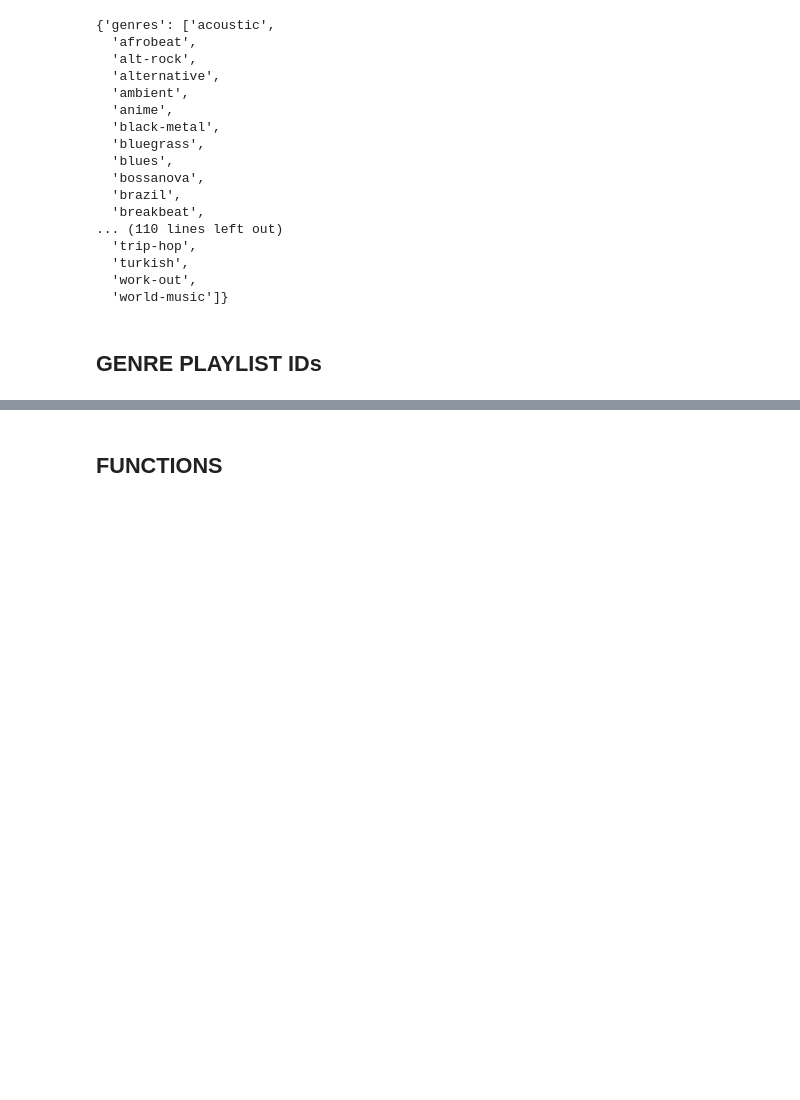
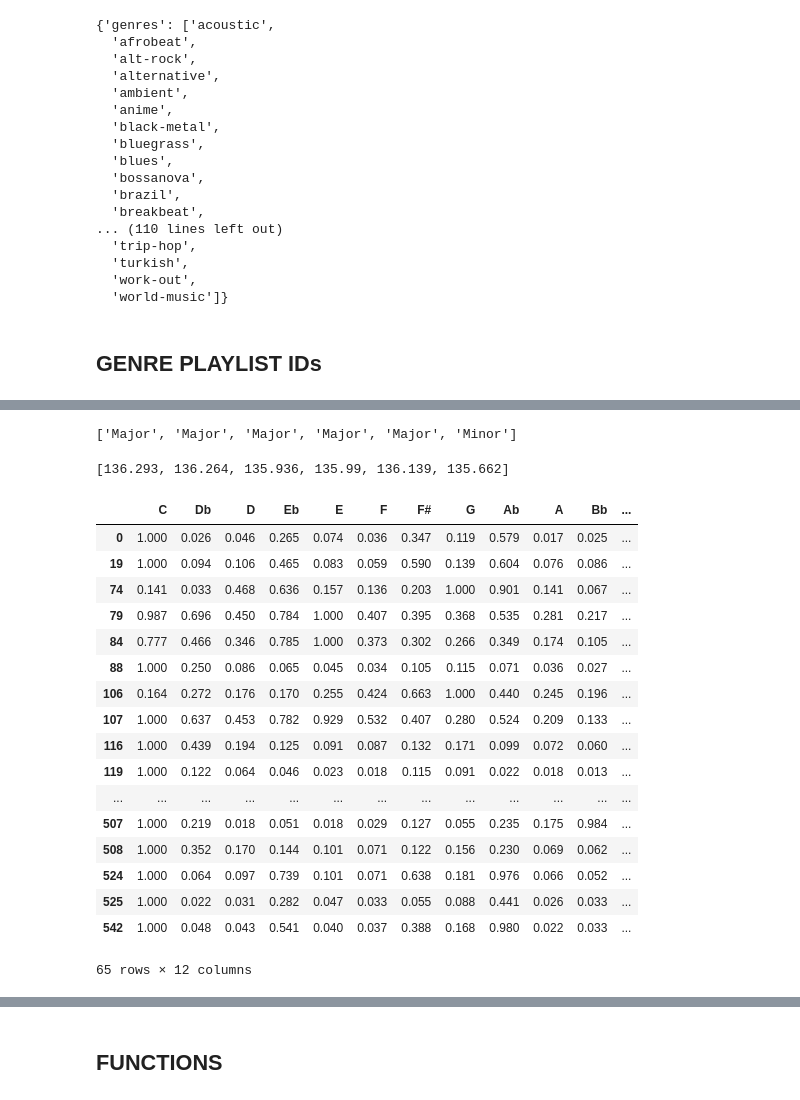
Before and after one commit to FinchMF/Classification_Models, a Jupyter notebook: spotify_api_calls.ipynb, the cells around one changed output, grey strips where cells are left out. Cells and saved outputs as stored; diff of their text form; code cells hidden in the pictures; blank space fills up the shorter version.

```diff
--- a/spotify_api_calls.ipynb
+++ b/spotify_api_calls.ipynb
@@ -103,0 +108,2 @@ genres
+# %%
+r_15_a = r_15_a.json()
@@ -103,0 +163,20 @@ genres
+# %%
+section_key_modes = []
+for x in r_15_a['sections']:
+    m = x['mode']
+    if m == -1:
+        section_key_modes.append('Mode not Defined')
+    if m == 0:
+        section_key_modes.append('Minor')
+    if m == 1:
+        section_key_modes.append('Major')
+section_key_modes
+# %% [output]
+['Major', 'Major', 'Major', 'Major', 'Major', 'Minor']
+# %%
+section_tempo = []
+for x in r_15_a['sections']:
+    section_tempo.append(x['tempo'])
+section_tempo
+# %% [output]
+[136.293, 136.264, 135.936, 135.99, 136.139, 135.662]
@@ -103,0 +187,25 @@ genres
+# %%
+p = pd.DataFrame(segments_l)
+# %%
+p = p.rename({0:'C', 1:'Db', 2:'D', 3:'Eb', 4:'E', 5: 'F', 6:'F#', 7:'G', 8:'Ab', 9:'A', 10:'Bb', 11:'B'}, axis='columns')
+# %%
+p[(p['C'] == 1) | (p['E'] == 1) | (p['G'] == 1) ]
+# %% [output]
+|  | C | Db | D | Eb | E | F | F# | G | Ab | A | Bb | ... |
+| 0 | 1.000 | 0.026 | 0.046 | 0.265 | 0.074 | 0.036 | 0.347 | 0.119 | 0.579 | 0.017 | 0.025 | ... |
+| 19 | 1.000 | 0.094 | 0.106 | 0.465 | 0.083 | 0.059 | 0.590 | 0.139 | 0.604 | 0.076 | 0.086 | ... |
+| 74 | 0.141 | 0.033 | 0.468 | 0.636 | 0.157 | 0.136 | 0.203 | 1.000 | 0.901 | 0.141 | 0.067 | ... |
+| 79 | 0.987 | 0.696 | 0.450 | 0.784 | 1.000 | 0.407 | 0.395 | 0.368 | 0.535 | 0.281 | 0.217 | ... |
+| 84 | 0.777 | 0.466 | 0.346 | 0.785 | 1.000 | 0.373 | 0.302 | 0.266 | 0.349 | 0.174 | 0.105 | ... |
+| 88 | 1.000 | 0.250 | 0.086 | 0.065 | 0.045 | 0.034 | 0.105 | 0.115 | 0.071 | 0.036 | 0.027 | ... |
+| 106 | 0.164 | 0.272 | 0.176 | 0.170 | 0.255 | 0.424 | 0.663 | 1.000 | 0.440 | 0.245 | 0.196 | ... |
+| 107 | 1.000 | 0.637 | 0.453 | 0.782 | 0.929 | 0.532 | 0.407 | 0.280 | 0.524 | 0.209 | 0.133 | ... |
+| 116 | 1.000 | 0.439 | 0.194 | 0.125 | 0.091 | 0.087 | 0.132 | 0.171 | 0.099 | 0.072 | 0.060 | ... |
+| 119 | 1.000 | 0.122 | 0.064 | 0.046 | 0.023 | 0.018 | 0.115 | 0.091 | 0.022 | 0.018 | 0.013 | ... |
+| ... | ... | ... | ... | ... | ... | ... | ... | ... | ... | ... | ... | ... |
+| 507 | 1.000 | 0.219 | 0.018 | 0.051 | 0.018 | 0.029 | 0.127 | 0.055 | 0.235 | 0.175 | 0.984 | ... |
+| 508 | 1.000 | 0.352 | 0.170 | 0.144 | 0.101 | 0.071 | 0.122 | 0.156 | 0.230 | 0.069 | 0.062 | ... |
+| 524 | 1.000 | 0.064 | 0.097 | 0.739 | 0.101 | 0.071 | 0.638 | 0.181 | 0.976 | 0.066 | 0.052 | ... |
+| 525 | 1.000 | 0.022 | 0.031 | 0.282 | 0.047 | 0.033 | 0.055 | 0.088 | 0.441 | 0.026 | 0.033 | ... |
+| 542 | 1.000 | 0.048 | 0.043 | 0.541 | 0.040 | 0.037 | 0.388 | 0.168 | 0.980 | 0.022 | 0.033 | ... |
+65 rows × 12 columns
```
Also changed, not shown: parts of 49 cells of this notebook.
